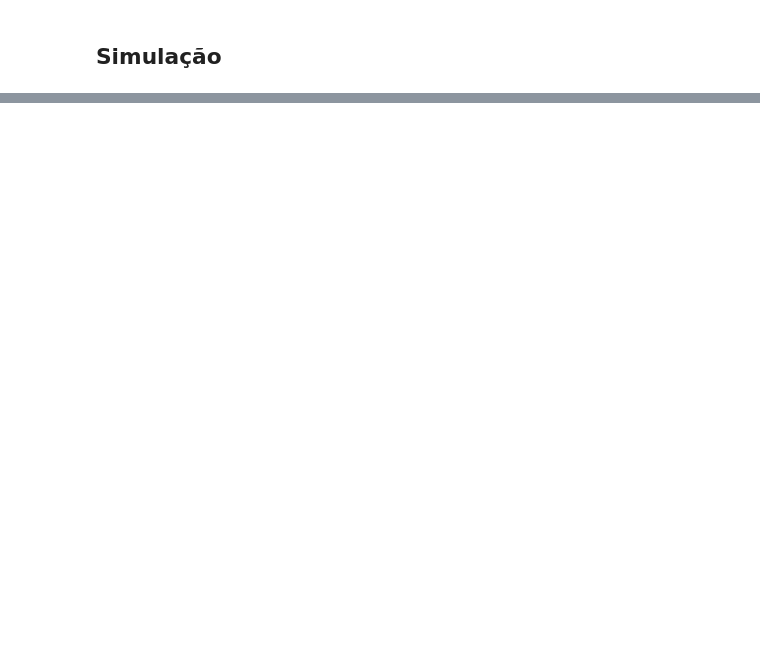
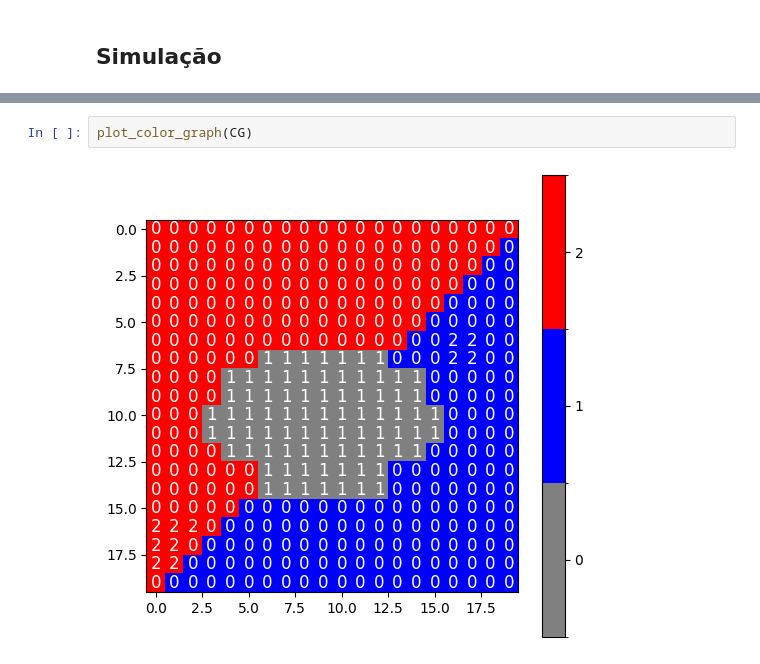
Before and after one commit to danielecassia/rm_pf_WALL-E, a Jupyter notebook: api/walle.ipynb, the cells around one changed output, grey strips where cells are left out. Drawn from its saved outputs; the diff is of its cells as text; blank space fills up the shorter version.

```diff
--- a/api/walle.ipynb
+++ b/api/walle.ipynb
@@ -620,0 +709,4 @@ set goal at 2.75 1.25
+# %%
+plot_color_graph(CG)
+# %% [output]
+[figure, added]
```
Also changed, not shown: parts of 11 cells of this notebook.
